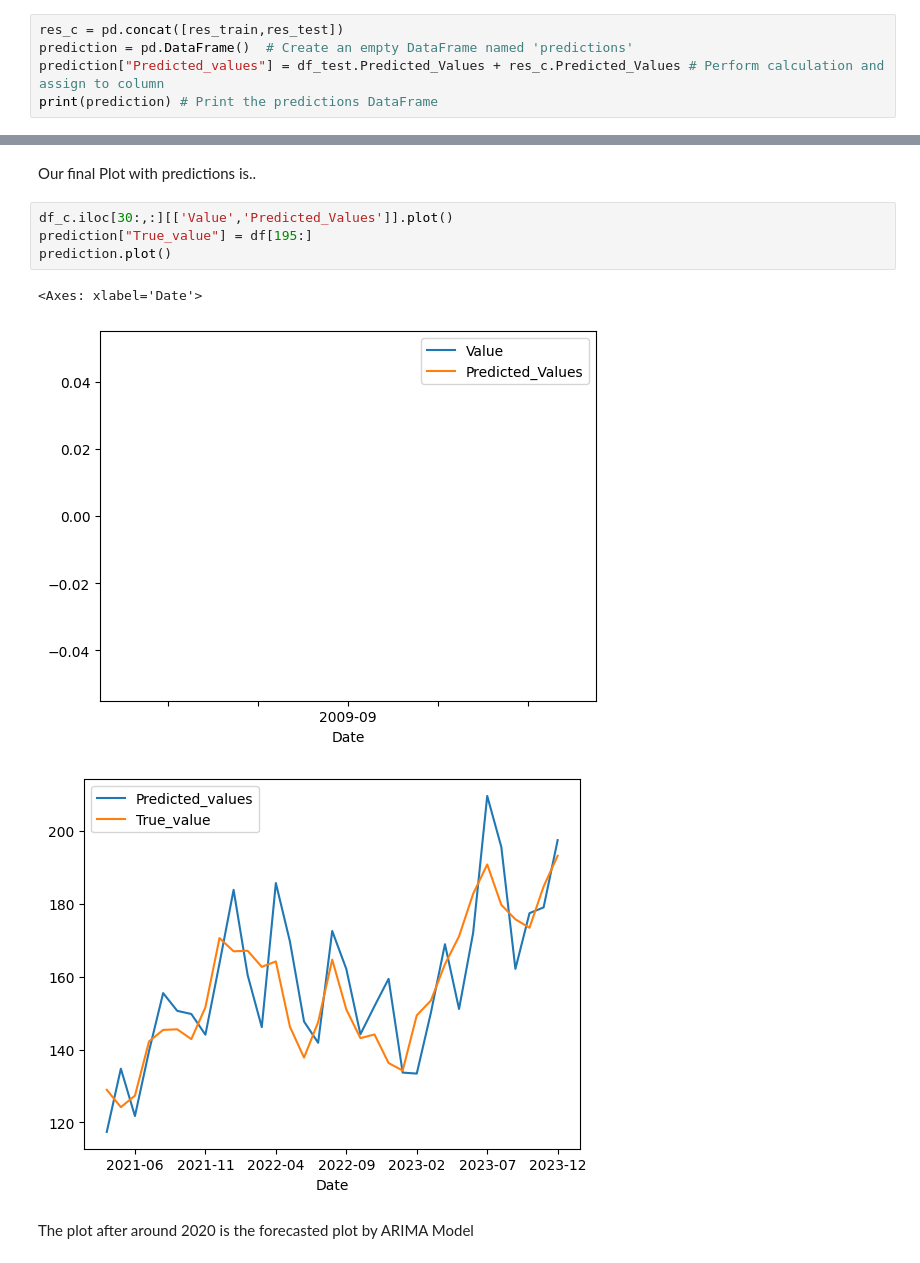
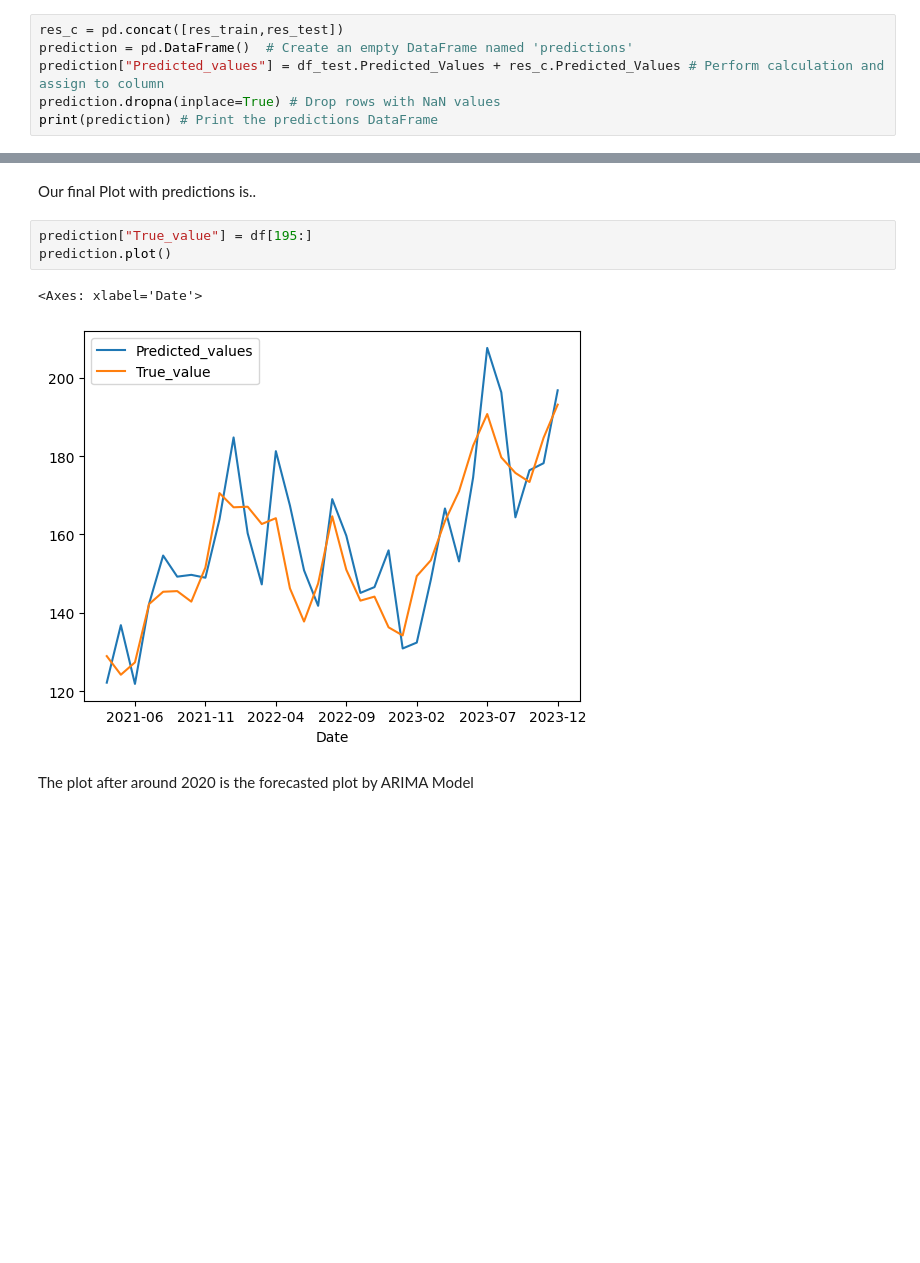
Before and after one commit to Samrat7745/Statistical-models, a Jupyter notebook: ARIMA using statsmodel and sklearn/Samrat_2203320_project.ipynb, the cells around one changed output, grey strips where cells are left out. Drawn from its saved outputs; the diff is of its cells as text; blank space fills up the shorter version.

Commit message:
Correcting errors in the plot printing

```diff
--- a/ARIMA using statsmodel and sklearn/Samrat_2203320_project.ipynb
+++ b/ARIMA using statsmodel and sklearn/Samrat_2203320_project.ipynb
@@ -302,6 +303,7 @@ The RMSE is : 0.07125070586486044 , Value of q :  1
 res_c = pd.concat([res_train,res_test])
 prediction = pd.DataFrame()  # Create an empty DataFrame named 'predictions'
 prediction["Predicted_values"] = df_test.Predicted_Values + res_c.Predicted_Values # Perform calculation and assign to column
+prediction.dropna(inplace=True) # Drop rows with NaN values
 print(prediction) # Print the predictions DataFrame
 # %% [output]
          Predicted_values
@@ -341,13 +345,11 @@ prediction.Predicted_values = np.exp(prediction.Predicted_values)
 # %% [markdown]
 Our final Plot with predictions is..
 # %%
-df_c.iloc[30:,:][['Value','Predicted_Values']].plot()
 prediction["True_value"] = df[195:]
 prediction.plot()
 # %% [output]
 <Axes: xlabel='Date'>
-[figure, old version]
+[figure, new version]
-[figure, removed]
 # %% [markdown]
 The plot after around 2020 is the forecasted plot by ARIMA Model
 # %%
```
Also changed, not shown: parts of 10 cells of this notebook.
